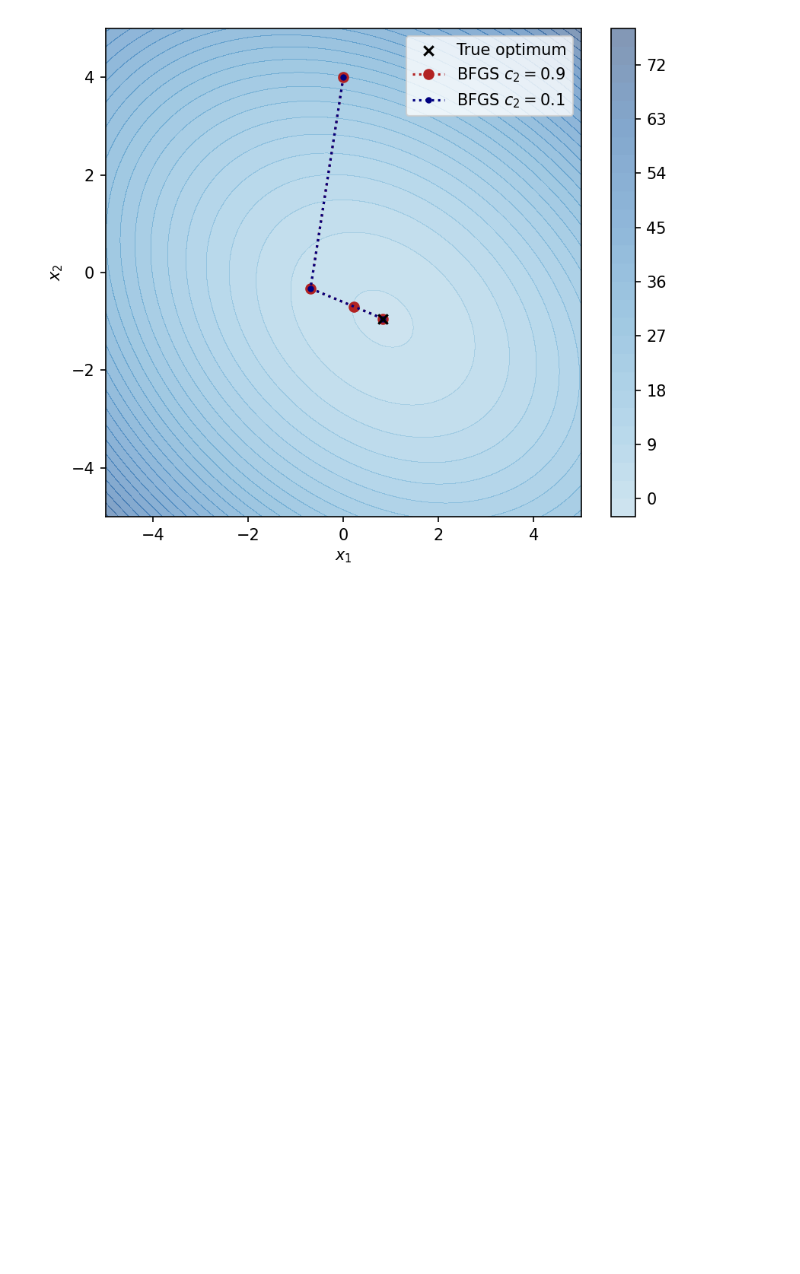
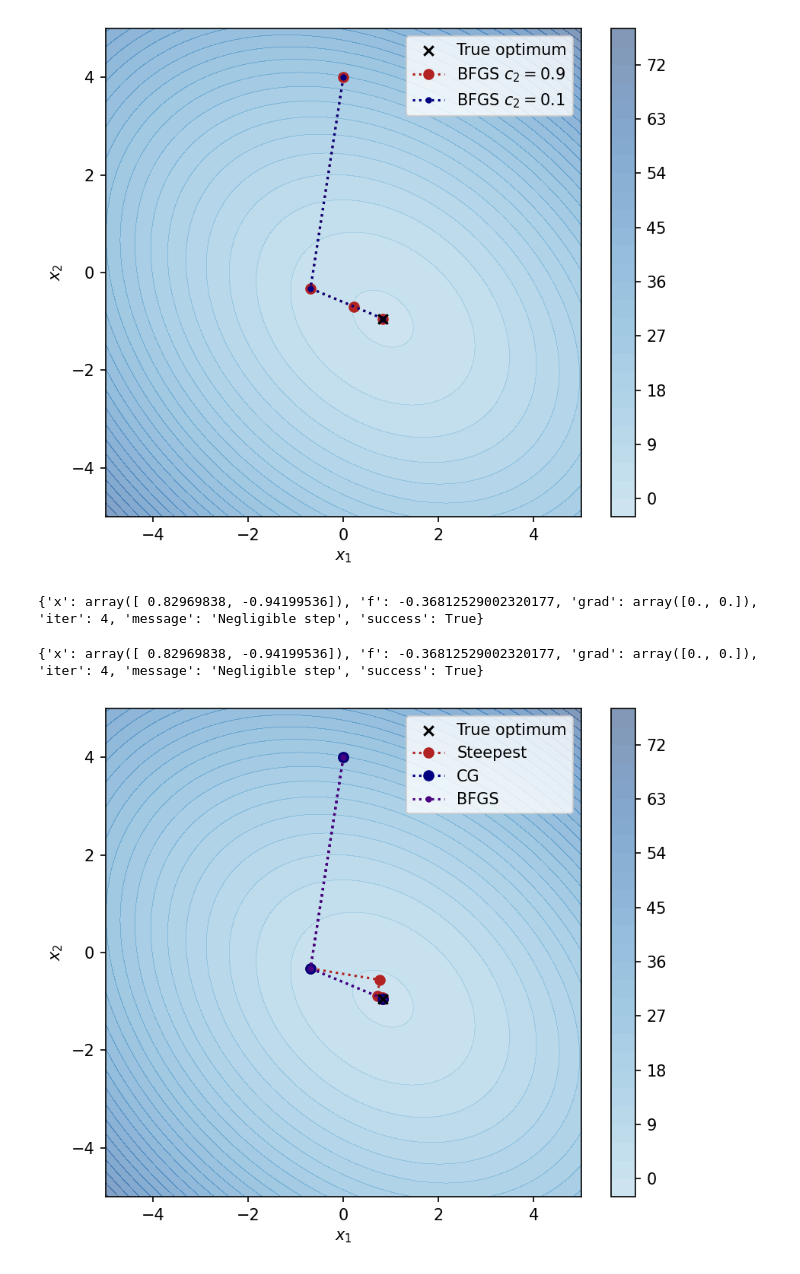
Before and after one commit to mahsanghani/code_abbey, a Jupyter notebook: projects/convex/problems.ipynb, the cells around one changed output. Saved outputs shown, nothing was run; the diff lists cells and outputs as text; code cells hidden in the pictures; blank space fills up the shorter version.

```diff
--- a/projects/convex/problems.ipynb
+++ b/projects/convex/problems.ipynb
@@ -425,3 +425,42 @@ plt.tight_layout()
 plt.show()
 # %% [output]
 [figure]
+# %%
+sr1 = QuasiNewton(obj_fun, gradient=gradient_fun, hess=SR1(init_scale="auto"), save_history=True)
+sr1.optimize(x0)
+print(sr1.result)
+# %% [output]
+{'x': array([ 0.82969838, -0.94199536]), 'f': -0.36812529002320177, 'grad': array([0., 0.]), 'iter': 4, 'message': 'Negligible step', 'success': True}
+# %%
+sr1 = QuasiNewton(obj_fun, gradient=gradient_fun, hess=SR1(init_scale="auto"), wolfe_c2=0.1, save_history=True)
+sr1.optimize(x0)
+print(sr1.result)
+# %% [output]
+{'x': array([ 0.82969838, -0.94199536]), 'f': -0.36812529002320177, 'grad': array([0., 0.]), 'iter': 4, 'message': 'Negligible step', 'success': True}
+# %%
+fig, ax = plt.subplots(figsize=[6, 5], dpi=150)
+
+surf = ax.contourf(X1, X2, y, antialiased=False, cmap="Blues", alpha=0.5, levels=25, vmin=-50)
+
+ax.scatter([true_optima[0]],  [true_optima[1]], marker="x", color="black", label="True optimum", zorder=10)
+
+ax.plot(sd_x_hist[:, 0], sd_x_hist[:, 1], marker="o", linestyle=":",
+        color="firebrick", label="Steepest")
+
+ax.plot(cg_x_hist[:, 0], cg_x_hist[:, 1], marker="o", linestyle=":",
+        color="navy", label="CG")
+
+ax.plot(bfgs_x_hist[:, 0], bfgs_x_hist[:, 1], marker=".", linestyle=":",
+        color="indigo", label="BFGS")
+ax.legend()
+
+ax.set_xlabel("$x_1$")
+ax.set_ylabel("$x_2$")
+
+fig.colorbar(surf)
+
+plt.tight_layout()
+
+plt.show()
+# %% [output]
+[figure, added]
```
